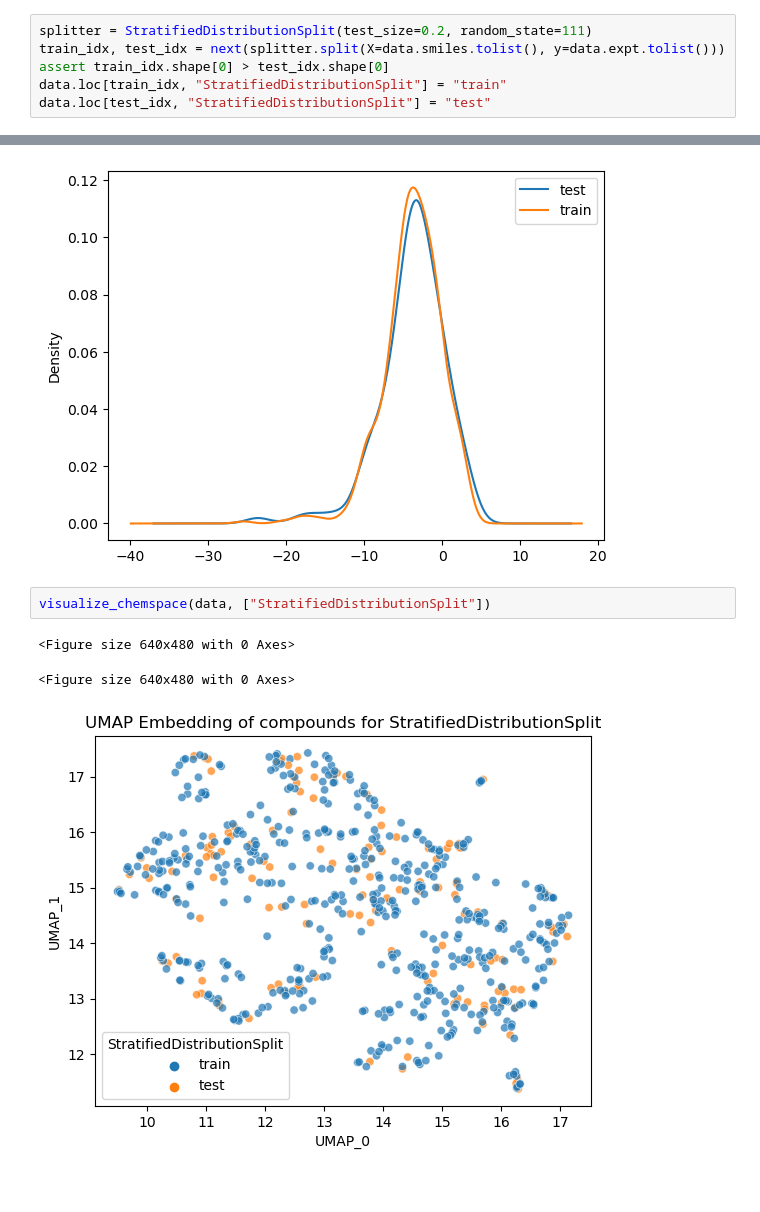
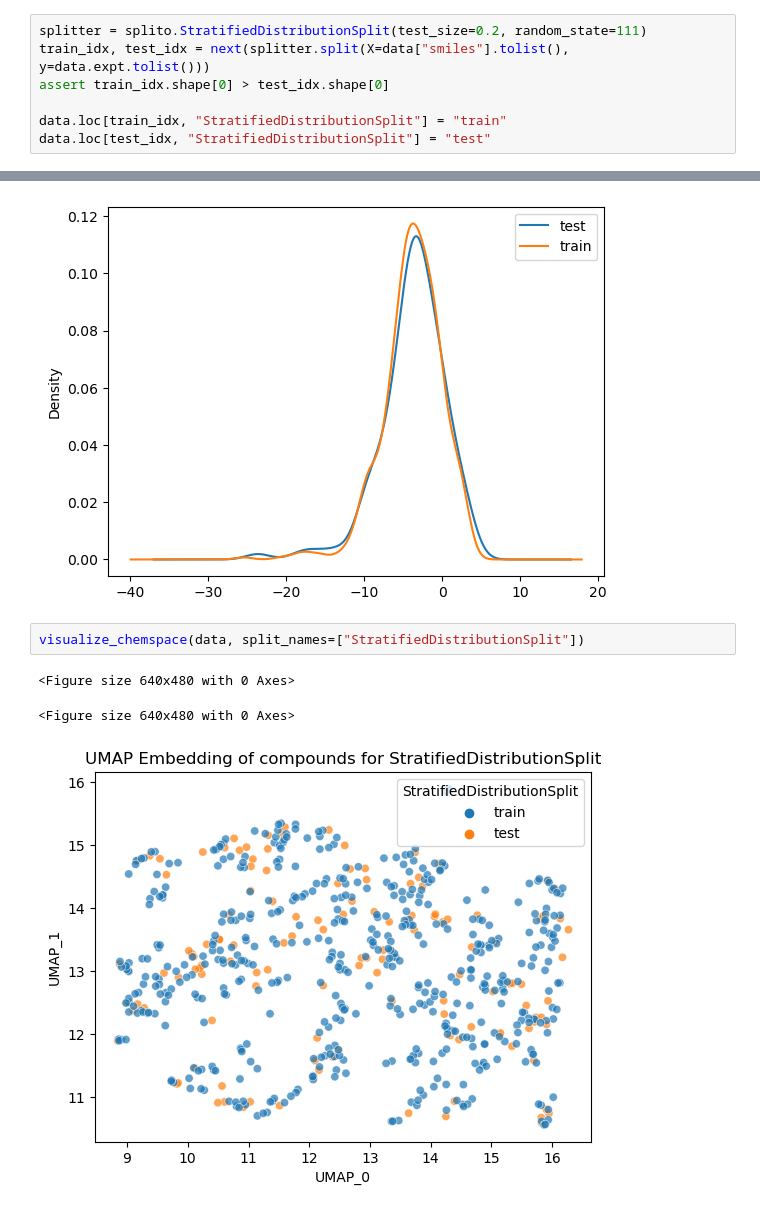
Before and after one commit to datamol-io/splito, a Jupyter notebook: docs/tutorials/Other_Splitters.ipynb, the cells around one changed output, grey strips where cells are left out. Cells and saved outputs as stored; diff of their text form.

```diff
--- a/docs/tutorials/Other_Splitters.ipynb
+++ b/docs/tutorials/Other_Splitters.ipynb
@@ -68,9 +65,10 @@ data.head(5)
 | 3 | 2-ethylpyrazine | CCc1cnccn1 | -5.45 | -5.809 |
 | 4 | heptan-1-ol | CCCCCCCO | -4.21 | -2.917 |
 # %%
-splitter = StratifiedDistributionSplit(test_size=0.2, random_state=111)
-train_idx, test_idx = next(splitter.split(X=data.smiles.tolist(), y=data.expt.tolist()))
+splitter = splito.StratifiedDistributionSplit(test_size=0.2, random_state=111)
+train_idx, test_idx = next(splitter.split(X=data["smiles"].tolist(), y=data.expt.tolist()))
 assert train_idx.shape[0] > test_idx.shape[0]
+
 data.loc[train_idx, "StratifiedDistributionSplit"] = "train"
 data.loc[test_idx, "StratifiedDistributionSplit"] = "test"
 # %% [markdown]
@@ -84,8 +82,8 @@ train    Axes(0.125,0.11;0.775x0.77)
 Name: expt, dtype: object
 [figure]
 # %%
-visualize_chemspace(data, ["StratifiedDistributionSplit"])
+visualize_chemspace(data, split_names=["StratifiedDistributionSplit"])
 # %% [output]
 <Figure size 640x480 with 0 Axes>
 <Figure size 640x480 with 0 Axes>
-[figure, old version]
+[figure, new version]
```
Also changed, not shown: parts of 7 cells of this notebook, 9 other files.
